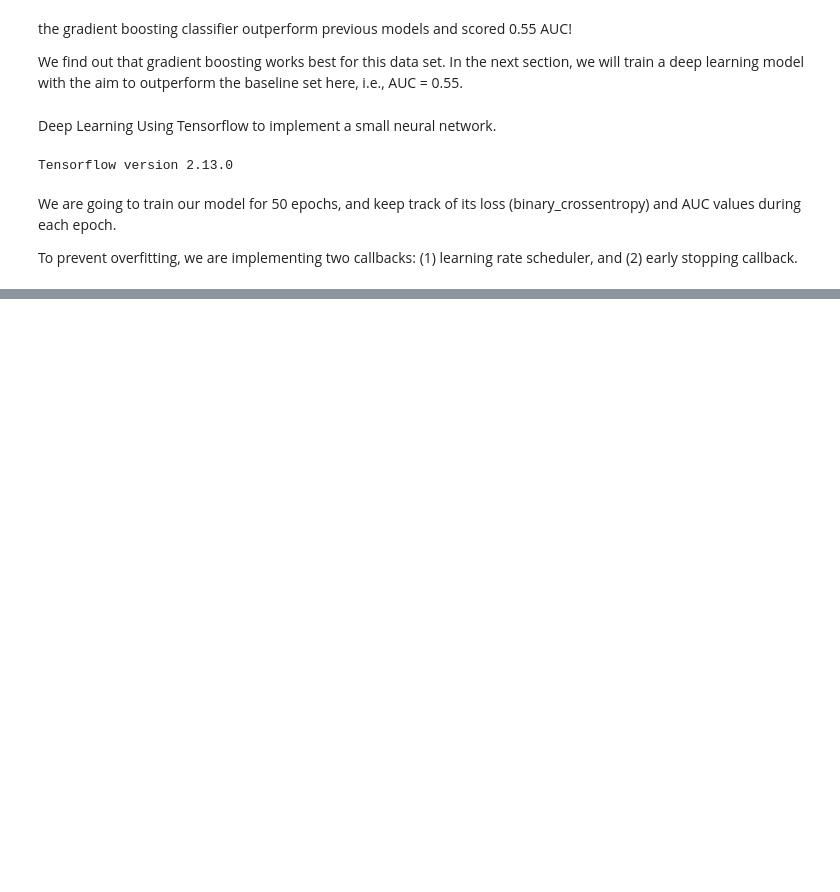
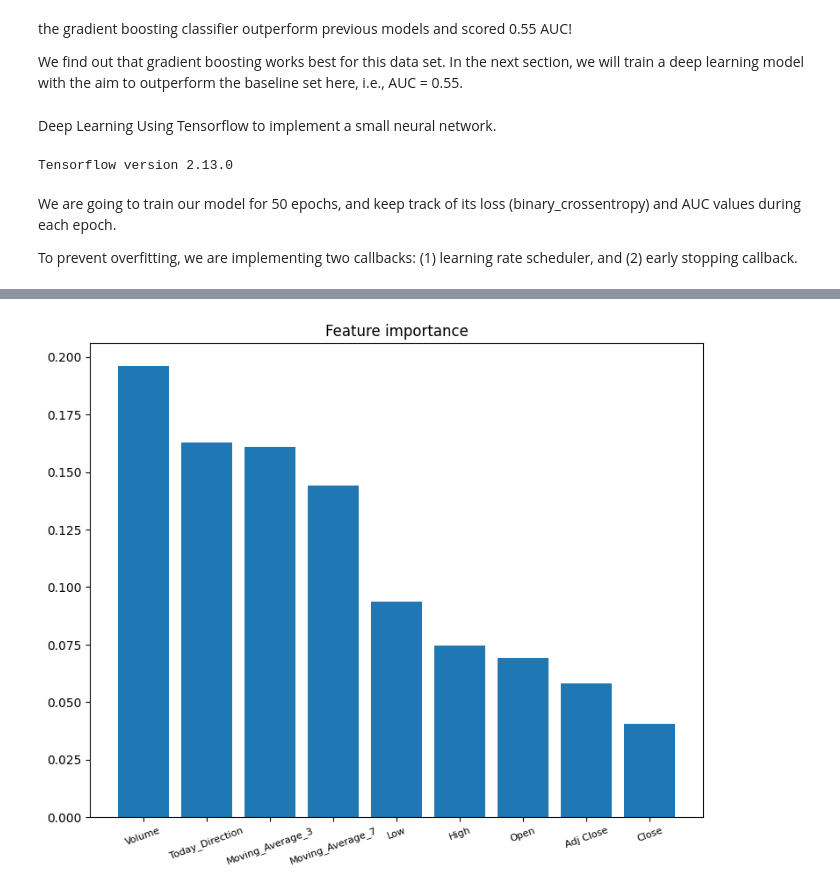
Before and after one commit to Golnoush-Gh/Stock_price_direction, a Jupyter notebook: notebooks/stock_price_direction.ipynb, the cells around one changed output, grey strips where cells are left out. Drawn from its saved outputs; the diff is of its cells as text; code cells hidden in the pictures; blank space fills up the shorter version.

Commit message:
conclusions and feature importance

```diff
--- a/notebooks/stock_price_direction.ipynb
+++ b/notebooks/stock_price_direction.ipynb
@@ -383,0 +440,15 @@ plt.grid(True)
+# %%
+# Calculating feature importances
+importances = gb.feature_importances_
+# Sort feature importances in descending order
+indices = np.argsort(importances)[::-1]
+
+# Rearrange feature names so they match the sorted feature importances
+names = [df_train[X_cols].columns[i] for i in indices]
+
+_ = plt.figure(figsize=(9, 7))
+plt.bar(names, importances[indices])
+_ = plt.title("Feature importance")
+_ = plt.xticks(rotation=20, fontsize = 8)
+# %% [output]
+[figure, added]
```
Also changed, not shown: parts of 7 cells of this notebook.
